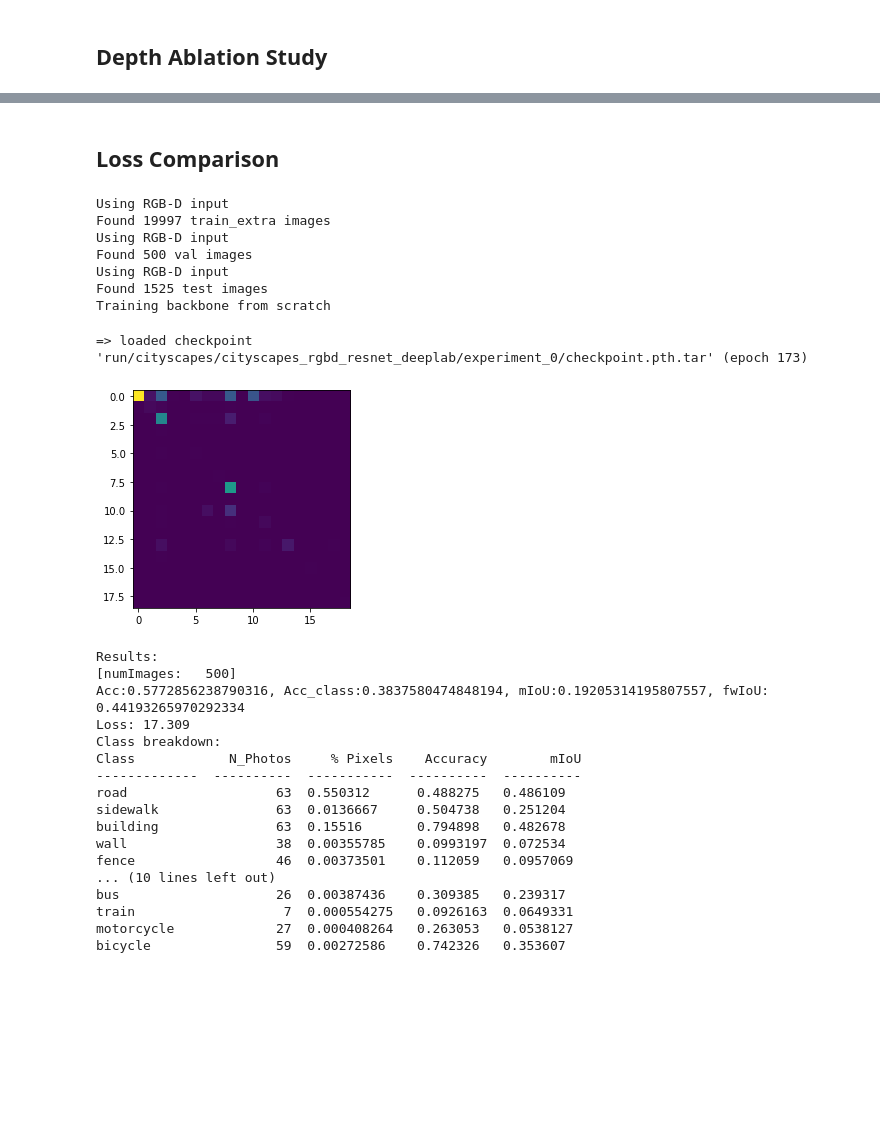
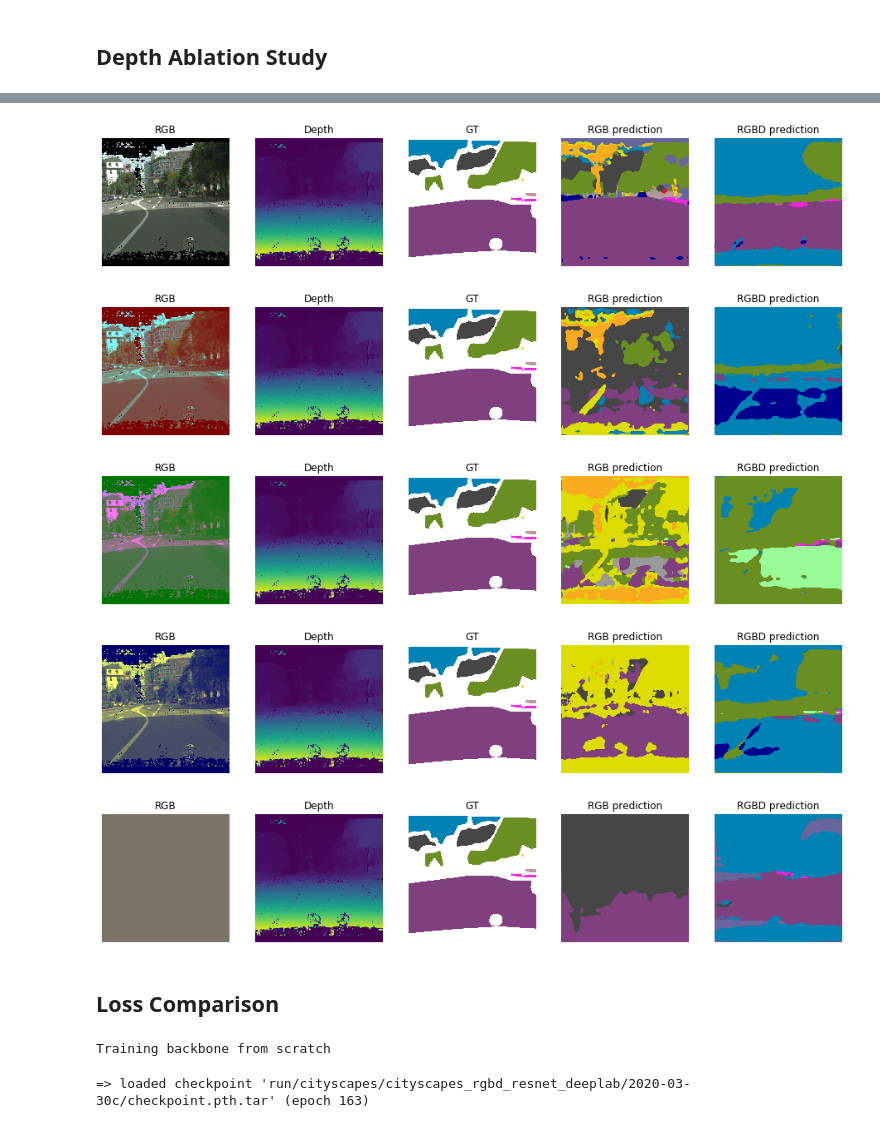
Before and after one commit to crmauceri/pytorch-deeplab-xception, a Jupyter notebook: Cityscapes_Data_Browser.ipynb, the cells around one changed output, grey strips where cells are left out. Drawn from its saved outputs; the diff is of its cells as text; code cells hidden in the pictures; blank space fills up the shorter version.

```diff
--- a/Cityscapes_Data_Browser.ipynb
+++ b/Cityscapes_Data_Browser.ipynb
@@ -343,35 +263,40 @@ plt.show(block=True)
+# %%
+dataloader = DataLoader(city_val, batch_size=1, shuffle=True, num_workers=0)
+
+for ii, sample in enumerate(dataloader):
+    image, target = sample['image'], sample['label']
+    display_prediction_grid(image.clone(), target)
+
+    # Remove one channel
+    channel_name = ['No red', 'no green', 'no blue', 'no depth']
+    for jj in range(3):
+        temp_image = image.clone()
+        temp_image[:, jj, :, :] = 0
+        display_prediction_grid(temp_image, target)
+
+    # Depth only
+    d_image = image.clone()
+    d_image[:, 0:3, :, :] = 0
+    display_prediction_grid(d_image, target)
+
+    break
+
+plt.show(block=True)
+# %% [output]
+[figure, added]
+[figure, added]
+[figure, added]
+[figure, added]
+[figure, added]
 # %% [markdown]
 Loss Comparison
 ----
 # %%
 from deeplab3.test import Tester
 
-test = Tester(cfg_rgbd)
-output, mat = test.run(test.val_loader)
+test_rgbd = Tester(cfg_rgbd)
+dataloader = DataLoader(city_val, batch_size=4, shuffle=True, num_workers=0)
+output, mat = test_rgbd.run(dataloader, city_val.loader.NUM_CLASSES)
 # %% [output]
-Using RGB-D input
-Found 19997 train_extra images
-Using RGB-D input
-Found 500 val images
-Using RGB-D input
-Found 1525 test images
 Training backbone from scratch
-=> loaded checkpoint 'run/cityscapes/cityscapes_rgbd_resnet_deeplab/experiment_0/checkpoint.pth.tar' (epoch 173)
+=> loaded checkpoint 'run/cityscapes/cityscapes_rgbd_resnet_deeplab/2020-03-30c/checkpoint.pth.tar' (epoch 163)
-[figure, removed]
-Results:
-[numImages:   500]
-Acc:0.5772856238790316, Acc_class:0.3837580474848194, mIoU:0.19205314195807557, fwIoU: 0.44193265970292334
-Loss: 17.309
-Class breakdown:
-Class            N_Photos     % Pixels    Accuracy        mIoU
--------------  ----------  -----------  ----------  ----------
-road                   63  0.550312      0.488275   0.486109
-sidewalk               63  0.0136667     0.504738   0.251204
-building               63  0.15516       0.794898   0.482678
-wall                   38  0.00355785    0.0993197  0.072534
-fence                  46  0.00373501    0.112059   0.0957069
-... (10 lines left out)
-bus                    26  0.00387436    0.309385   0.239317
-train                   7  0.000554275   0.0926163  0.0649331
-motorcycle             27  0.000408264   0.263053   0.0538127
-bicycle                59  0.00272586    0.742326   0.353607
```
Also changed, not shown: parts of 15 cells of this notebook.
